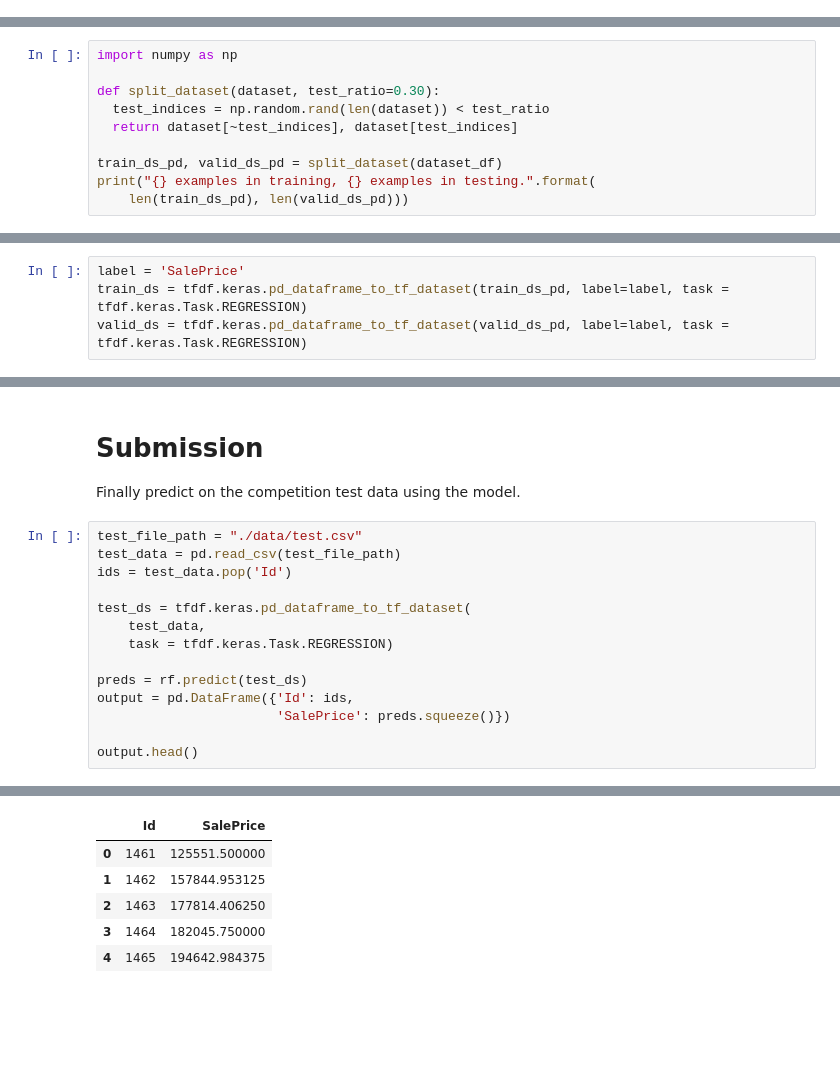
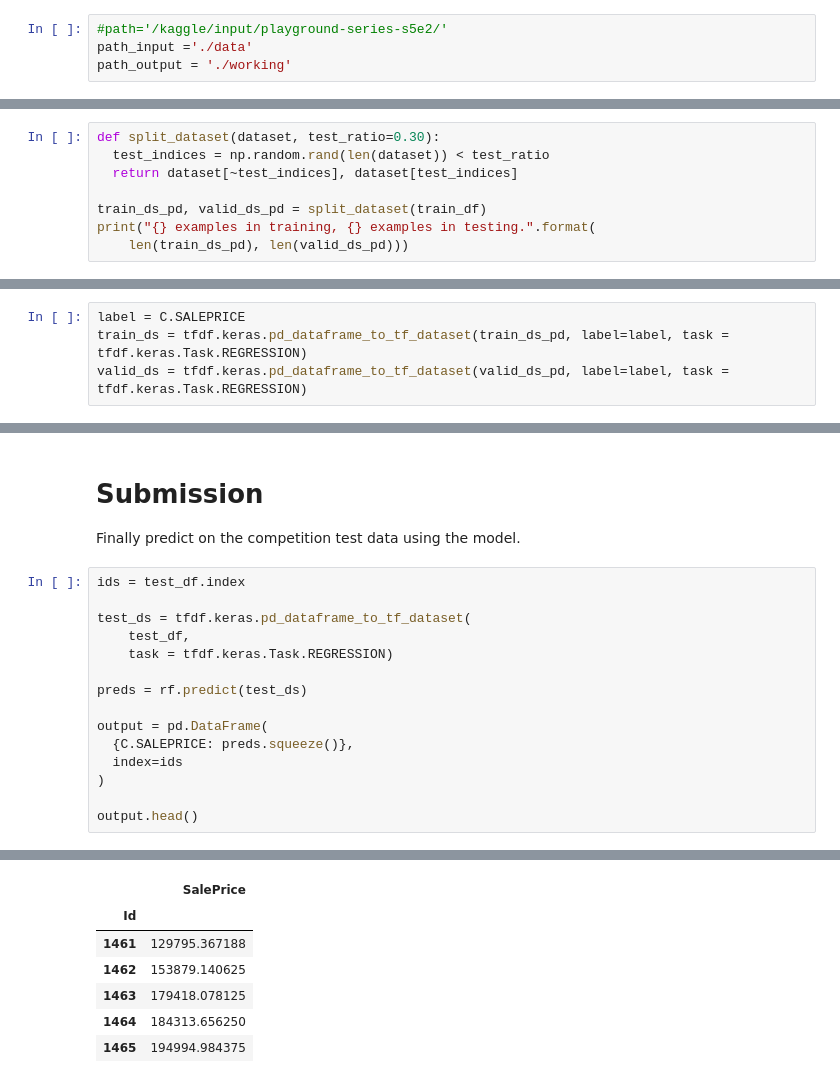
Before and after one commit to einarhre/kaggle-projects, a Jupyter notebook: Houseprices/notebook.ipynb, the cells around one changed output, grey strips where cells are left out. Drawn from its saved outputs; the diff is of its cells as text; blank space fills up the shorter version.

```diff
--- a/Houseprices/notebook.ipynb
+++ b/Houseprices/notebook.ipynb
@@ -54,3 +67,7 @@ TensorFlow v2.17.1
 TensorFlow Decision Forests v1.10.0
 # %% [markdown]
 ## Load the dataset
+# %%
+#path='/kaggle/input/playground-series-s5e2/'
+path_input ='./data'
+path_output = './working'
@@ -165,13 +227,11 @@ This dataset contains a mix of numeric, categorical and missing features. TF-DF
 # %% [markdown]
 Now let us split the dataset into training and testing datasets:
 # %%
-import numpy as np
-
 def split_dataset(dataset, test_ratio=0.30):
   test_indices = np.random.rand(len(dataset)) < test_ratio
   return dataset[~test_indices], dataset[test_indices]
 
-train_ds_pd, valid_ds_pd = split_dataset(dataset_df)
+train_ds_pd, valid_ds_pd = split_dataset(train_df)
 print("{} examples in training, {} examples in testing.".format(
     len(train_ds_pd), len(valid_ds_pd)))
 # %% [output]
@@ -183,7 +243,7 @@ There's one more step required before we can train the model. We need to convert
 # %% [markdown]
 By default the Random Forest Model is configured to train classification tasks. Since this is a regression problem, we will specify the type of the task (`tfdf.keras.Task.REGRESSION`) as a parameter here.
 # %%
-label = 'SalePrice'
+label = C.SALEPRICE
 train_ds = tfdf.keras.pd_dataframe_to_tf_dataset(train_ds_pd, label=label, task = tfdf.keras.Task.REGRESSION)
 valid_ds = tfdf.keras.pd_dataframe_to_tf_dataset(valid_ds_pd, label=label, task = tfdf.keras.Task.REGRESSION)
 # %% [markdown]
@@ -387,17 +442,18 @@ plt.show()
 # Submission
 Finally predict on the competition test data using the model.
 # %%
-test_file_path = "./data/test.csv"
-test_data = pd.read_csv(test_file_path)
-ids = test_data.pop('Id')
+ids = test_df.index
 
 test_ds = tfdf.keras.pd_dataframe_to_tf_dataset(
-    test_data,
+    test_df,
     task = tfdf.keras.Task.REGRESSION)
 
 preds = rf.predict(test_ds)
-output = pd.DataFrame({'Id': ids,
-                       'SalePrice': preds.squeeze()})
+
+output = pd.DataFrame(
+  {C.SALEPRICE: preds.squeeze()},
+  index=ids
+)
 
 output.head()
 # %% [output]
@@ -405,7 +461,8 @@ output.head()
-|  | Id | SalePrice |
-| 0 | 1461 | 125551.500000 |
-| 1 | 1462 | 157844.953125 |
-| 2 | 1463 | 177814.406250 |
-| 3 | 1464 | 182045.750000 |
-| 4 | 1465 | 194642.984375 |
+|  | SalePrice |
+| Id |  |
+| 1461 | 129795.367188 |
+| 1462 | 153879.140625 |
+| 1463 | 179418.078125 |
+| 1464 | 184313.656250 |
+| 1465 | 194994.984375 |
 # %%
```
Also changed, not shown: parts of 23 cells of this notebook, 1 other file.
